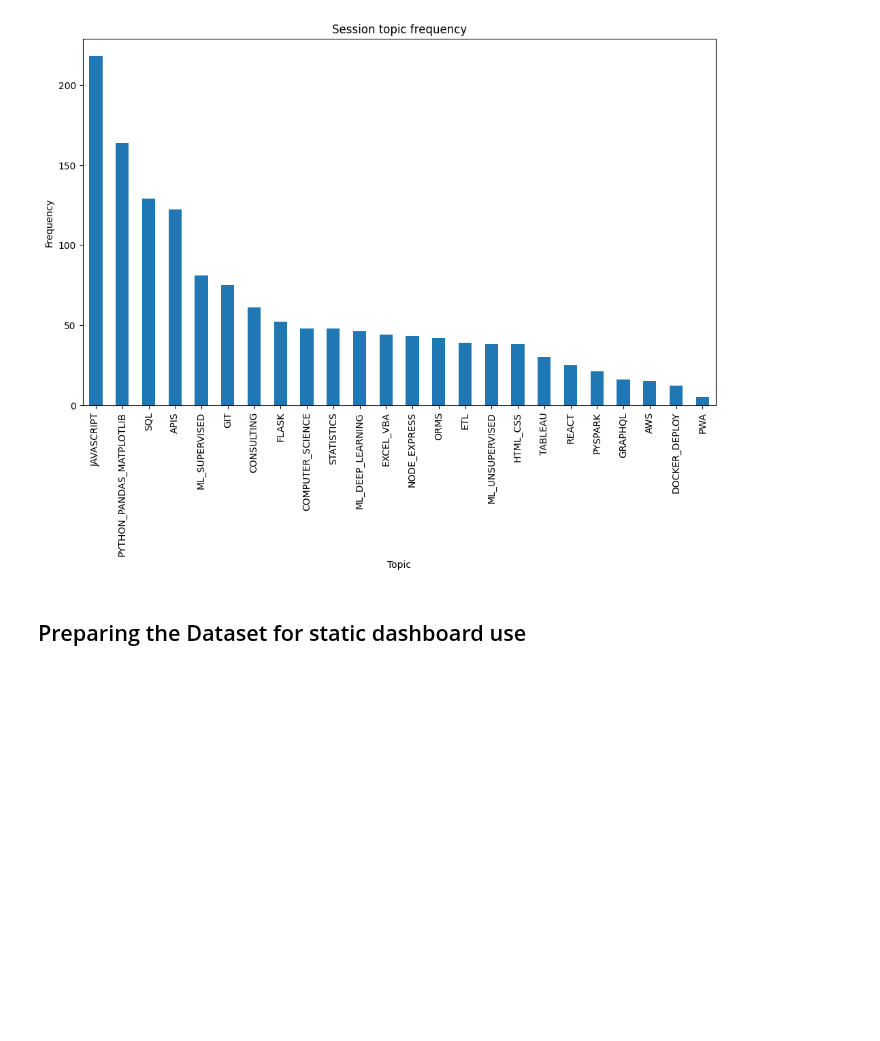
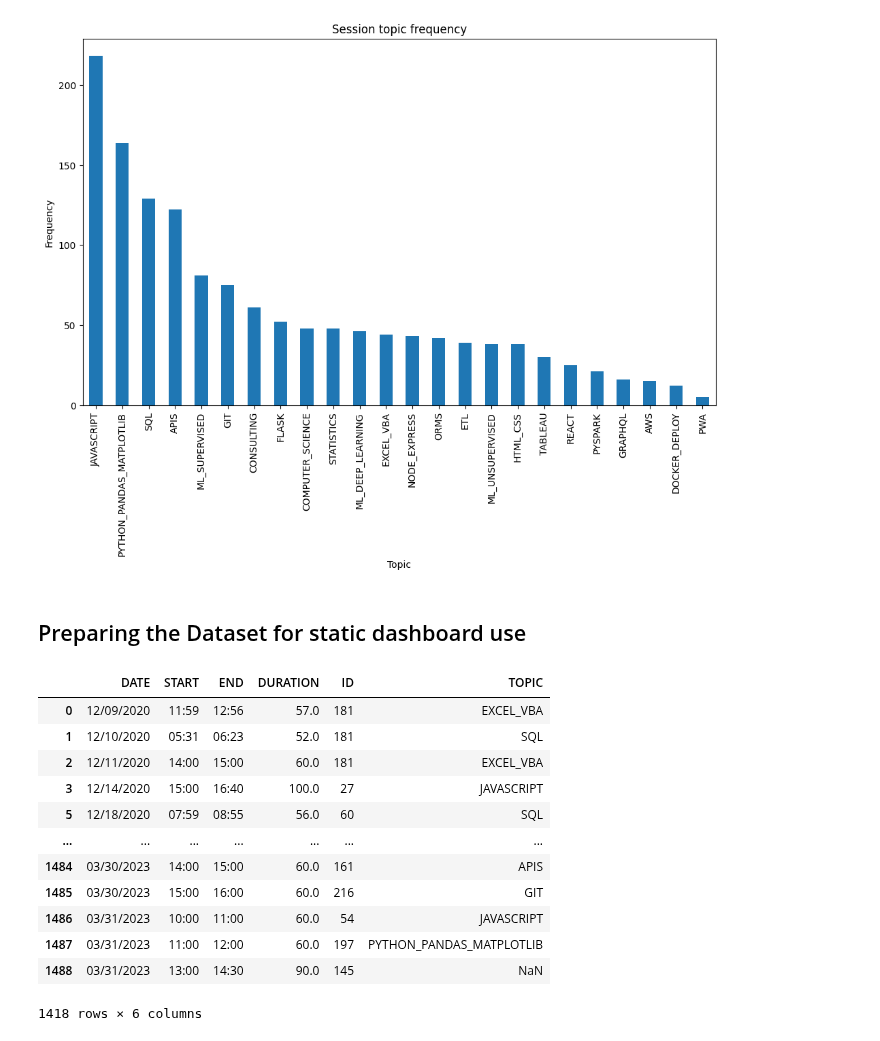
Before and after one commit to de-mark/tutoring_dashboard, a Jupyter notebook: assets/data/data_cleaning.ipynb, the cells around one changed output. Drawn from its saved outputs; the diff is of its cells as text; code cells hidden in the pictures; blank space fills up the shorter version.

```diff
--- a/assets/data/data_cleaning.ipynb
+++ b/assets/data/data_cleaning.ipynb
@@ -12,16 +12,16 @@ import numpy as np
 from sklearn.preprocessing import LabelEncoder
 
 # We'll use this later on to bin the topics of the tutoring sessions
-with open("parse_topics.json", "r") as topics_file:
+with open("./raw/parse_topics.json", "r") as topics_file:
   topics_parse = json.load(topics_file)
 
-raw_past_sessions = pd.read_csv("past.csv")
+raw_past_sessions = pd.read_csv("./raw/past.csv")
 # Since I've started tutoring, there's been two systems. In one system, I worked with a student
 #  for the full semester and got all their information (including graduation date)
 #  In the new system, however, I work with any student at any time and am given less
 #  information about them.
-raw_graduated_students = pd.read_csv("students_graduated.csv")
-raw_new_students = pd.read_csv("students_new.csv")
+raw_graduated_students = pd.read_csv("./raw/students_graduated.csv")
+raw_new_students = pd.read_csv("./raw/students_new.csv")
 # %% [markdown]
 ## Checking Missing Values in Dataset
 
@@ -372,3 +372,20 @@ plt.show()
 [figure]
 # %% [markdown]
 ## Preparing the Dataset for static dashboard use
+# %%
+final_sessions = past_sessions[["DATE", "START", "END", "DURATION", "ID", "TOPIC"]]
+final_sessions
+# %% [output]
+|  | DATE | START | END | DURATION | ID | TOPIC |
+| 0 | 12/09/2020 | 11:59 | 12:56 | 57.0 | 181 | EXCEL_VBA |
+| 1 | 12/10/2020 | 05:31 | 06:23 | 52.0 | 181 | SQL |
+| 2 | 12/11/2020 | 14:00 | 15:00 | 60.0 | 181 | EXCEL_VBA |
+| 3 | 12/14/2020 | 15:00 | 16:40 | 100.0 | 27 | JAVASCRIPT |
+| 5 | 12/18/2020 | 07:59 | 08:55 | 56.0 | 60 | SQL |
+| ... | ... | ... | ... | ... | ... | ... |
+| 1484 | 03/30/2023 | 14:00 | 15:00 | 60.0 | 161 | APIS |
+| 1485 | 03/30/2023 | 15:00 | 16:00 | 60.0 | 216 | GIT |
+| 1486 | 03/31/2023 | 10:00 | 11:00 | 60.0 | 54 | JAVASCRIPT |
+| 1487 | 03/31/2023 | 11:00 | 12:00 | 60.0 | 197 | PYTHON_PANDAS_MATPLOTLIB |
+| 1488 | 03/31/2023 | 13:00 | 14:30 | 90.0 | 145 | NaN |
+1418 rows × 6 columns
```
Also changed, not shown: parts of 2 cells of this notebook, 4 other files.
